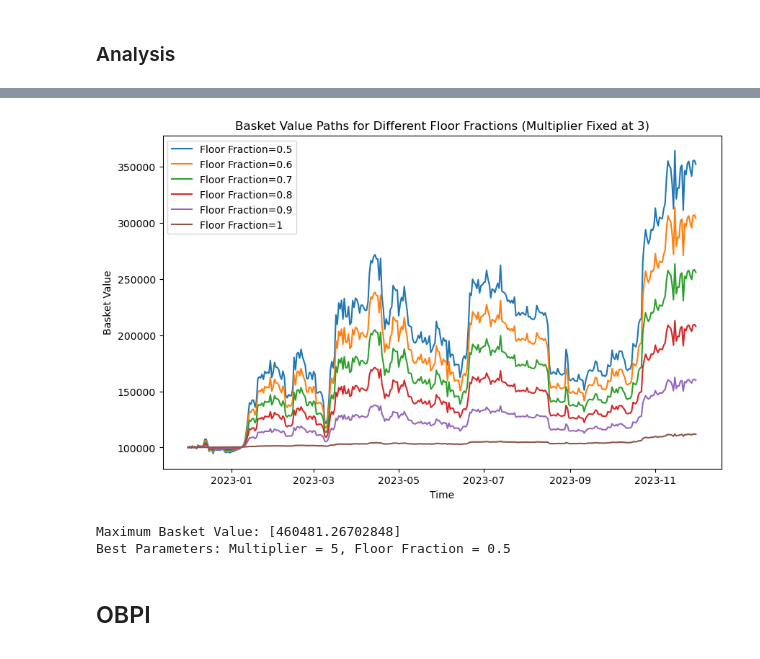
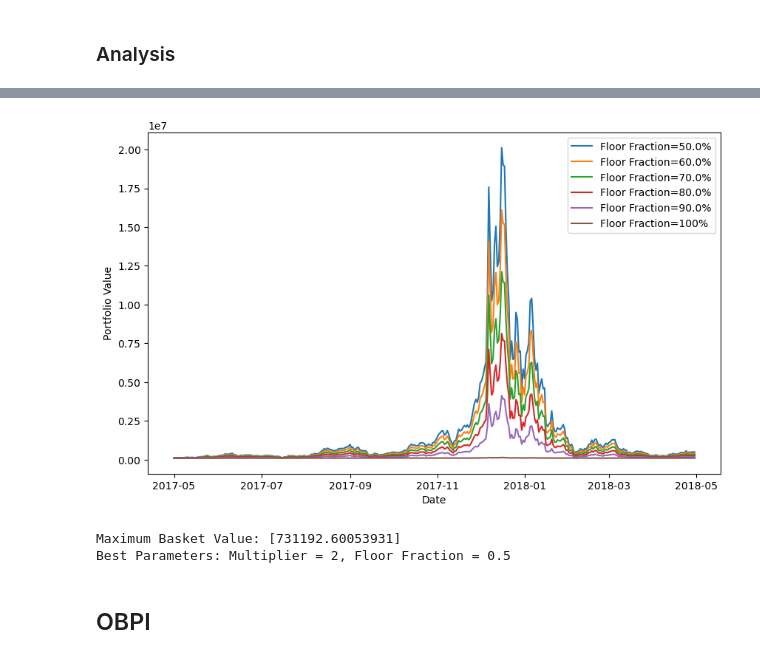
Before and after one commit to ugoescato/Applied-Master-Project, a Jupyter notebook: historical_analysis_daily.ipynb, the cells around one changed output, grey strips where cells are left out. Cells and saved outputs as stored; diff of their text form; code cells hidden in the pictures.

```diff
--- a/historical_analysis_daily.ipynb
+++ b/historical_analysis_daily.ipynb
@@ -69,8 +88,8 @@ initial_portfolio_value = 100000
 multipliers = [1, 2, 3, 4, 5, 6]  # Array of multipliers
 floor_fractions = [0.5, 0.6, 0.7, 0.8, 0.9, 1]  # Array of floor fractions
 # %%
-start_date = '2022-12'
-end_date = '2023-11'
+start_date = '2017-05'
+end_date = '2018-04'
 
 btc_array = np.array(btc_daily.loc[start_date:end_date])
 t_bill_array = np.array(t_bill_daily.loc[start_date:end_date])
@@ -358,28 +345,28 @@ plt.show()
 # %%
 # Plot with multiplier fixed
 fixed_multiplier = 3
 
 plt.figure(figsize=(10, 6))
 
 # Filter and plot only results with the fixed multiplier
 for key, df in cppi_results.items():
     # Extract multiplier and floor from the key
     if isinstance(key, tuple) and len(key) == 2:
         multiplier, floor_fraction = key
     else:
         continue  # Skip if key format is unexpected
 
     # Plot only if the multiplier matches the fixed multiplier
     if multiplier == fixed_multiplier:
-        plt.plot(df.index, df['Basket Value'], label=f'Floor Fraction={floor_fraction}')
+        plt.plot(df.index, df['Basket Value'], label=f'Floor Fraction={floor_fraction*100}%')
 
-plt.xlabel('Time')
-plt.ylabel('Basket Value')
-plt.title(f'Basket Value Paths for Different Floor Fractions (Multiplier Fixed at {fixed_multiplier})')
+plt.xlabel('Date')
+plt.ylabel('Portfolio Value')
+#plt.title(f'Basket Value Paths for Different Floor Fractions (Multiplier Fixed at {fixed_multiplier})')
 plt.legend()
 plt.show()
 # %% [output]
-[figure, old version]
+[figure, new version]
 # %%
 # Find the best combination wrt final value
 
@@ -395,8 +382,8 @@ for (multiplier, floor_fraction), df in cppi_results.items():
 print(f"Maximum Basket Value: {max_value}")
 print(f"Best Parameters: Multiplier = {best_params[0]}, Floor Fraction = {best_params[1]}")
 # %% [output]
-Maximum Basket Value: [460481.26702848]
-Best Parameters: Multiplier = 5, Floor Fraction = 0.5
+Maximum Basket Value: [731192.60053931]
+Best Parameters: Multiplier = 2, Floor Fraction = 0.5
 # %% [markdown]
 ## OBPI
 # %% [markdown]
```
Also changed, not shown: parts of 26 cells of this notebook, 1 other file.
